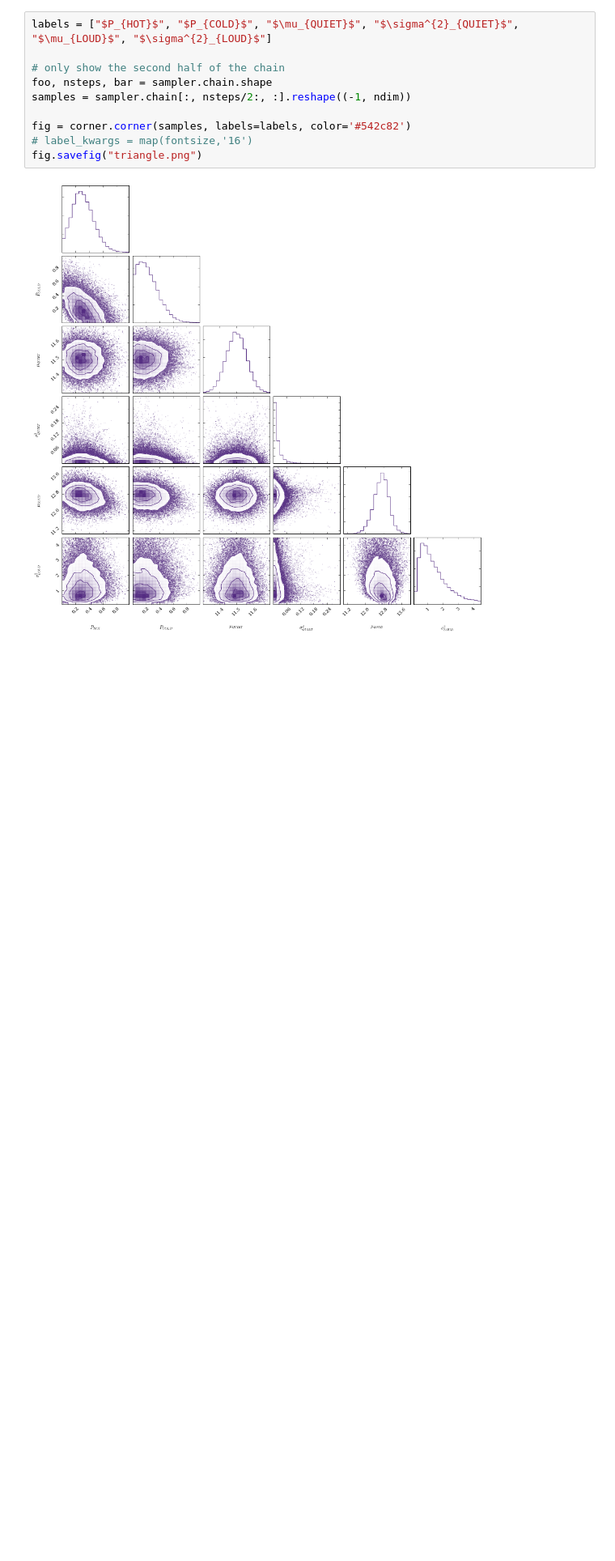
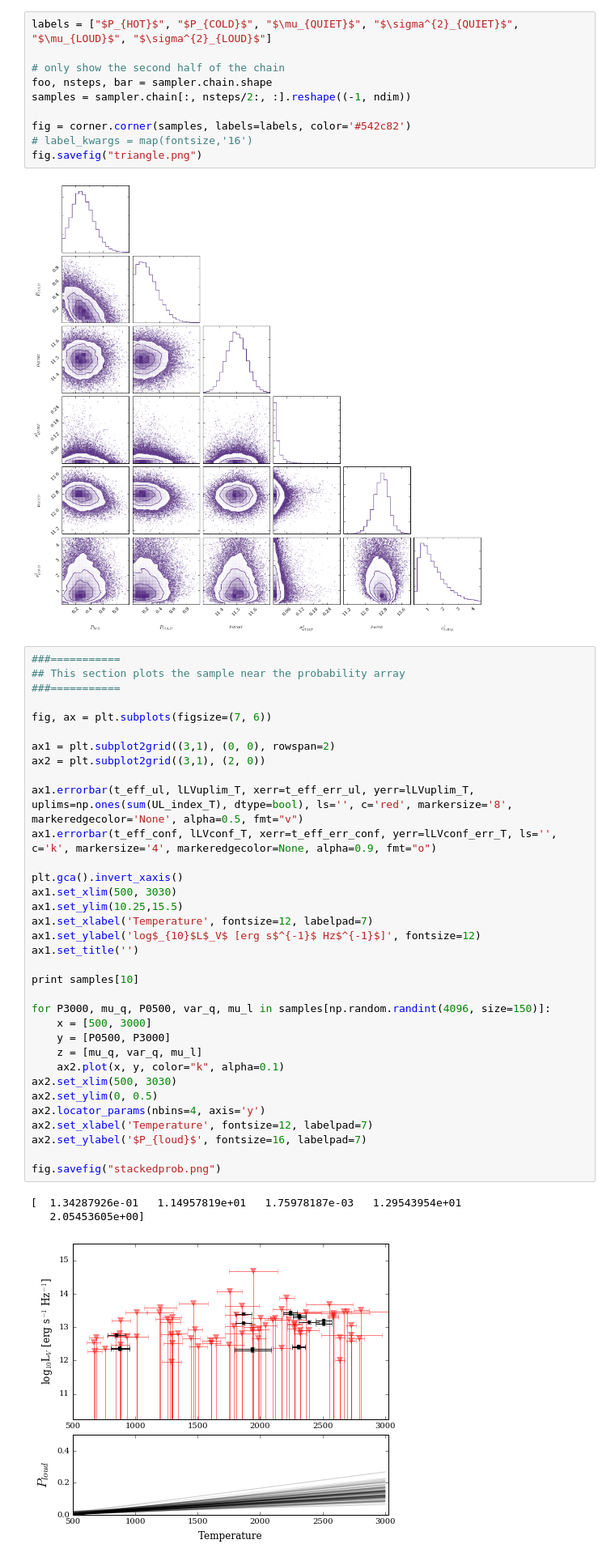
Before and after one commit to elliesch/python_codes, a Jupyter notebook: MixtureModel.ipynb, the cells around one changed output. Shown at 81% size. Saved outputs shown, nothing was run; the diff lists cells and outputs as text; blank space fills up the shorter version.

```diff
--- a/MixtureModel.ipynb
+++ b/MixtureModel.ipynb
@@ -346,3 +380,41 @@ fig = corner.corner(samples, labels=labels, color='#542c82')
 fig.savefig("triangle.png")
 # %% [output]
 [figure]
+# %%
+###===========
+## This section plots the sample near the probability array
+###===========
+
+fig, ax = plt.subplots(figsize=(7, 6))
+
+ax1 = plt.subplot2grid((3,1), (0, 0), rowspan=2)
+ax2 = plt.subplot2grid((3,1), (2, 0))
+
+ax1.errorbar(t_eff_ul, lLVuplim_T, xerr=t_eff_err_ul, yerr=lLVuplim_T, uplims=np.ones(sum(UL_index_T), dtype=bool), ls='', c='red', markersize='8', markeredgecolor='None', alpha=0.5, fmt="v")
+ax1.errorbar(t_eff_conf, lLVconf_T, xerr=t_eff_err_conf, yerr=lLVconf_err_T, ls='', c='k', markersize='4', markeredgecolor=None, alpha=0.9, fmt="o")
+
+plt.gca().invert_xaxis()
+ax1.set_xlim(500, 3030)
+ax1.set_ylim(10.25,15.5)
+ax1.set_xlabel('Temperature', fontsize=12, labelpad=7)
+ax1.set_ylabel('log$_{10}$L$_V$ [erg s$^{-1}$ Hz$^{-1}$]', fontsize=12)
+ax1.set_title('')
+
+print samples[10]
+
+for P3000, mu_q, P0500, var_q, mu_l in samples[np.random.randint(4096, size=150)]:
+    x = [500, 3000]
+    y = [P0500, P3000]
+    z = [mu_q, var_q, mu_l]
+    ax2.plot(x, y, color="k", alpha=0.1)
+ax2.set_xlim(500, 3030)
+ax2.set_ylim(0, 0.5)
+ax2.locator_params(nbins=4, axis='y')
+ax2.set_xlabel('Temperature', fontsize=12, labelpad=7)
+ax2.set_ylabel('$P_{loud}$', fontsize=16, labelpad=7)
+
+fig.savefig("stackedprob.png")
+# %% [output]
+[  1.34287926e-01   1.14957819e+01   1.75978187e-03   1.29543954e+01
+   2.05453605e+00]
+[figure, added]
```
Also changed, not shown: parts of 6 cells of this notebook.
